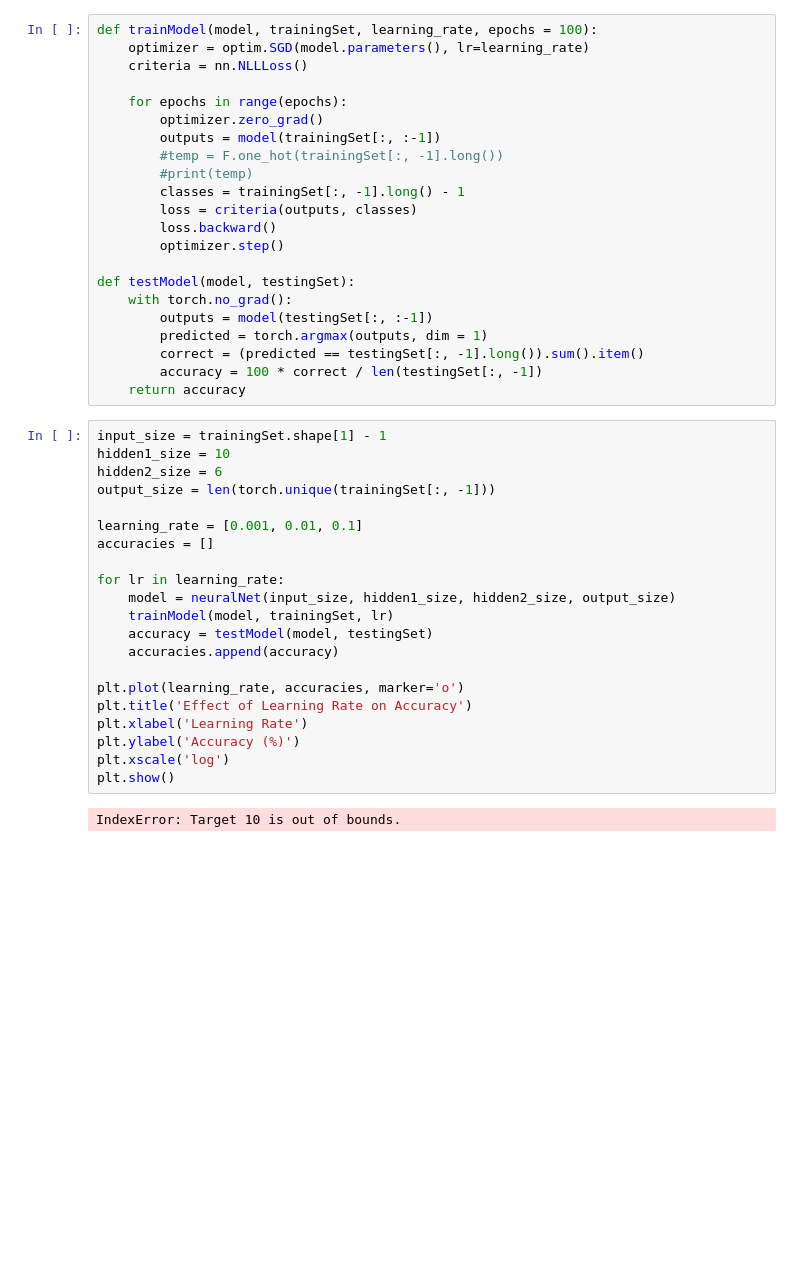
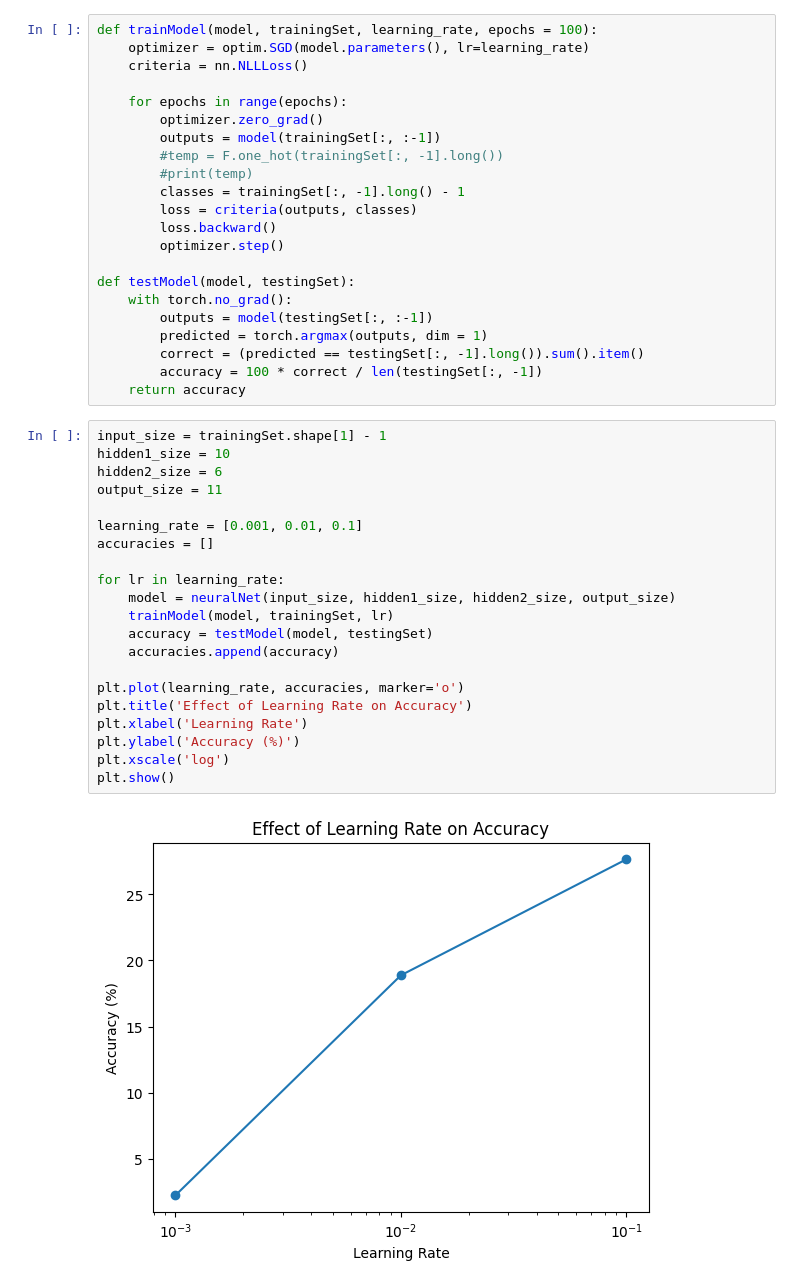
Before and after one commit to CalTaylor30/IntroToAI, a Jupyter notebook: NeuralNetwork/neural_network.ipynb, the cells around one changed output. Cells and saved outputs as stored; diff of their text form; blank space fills up the shorter version.

```diff
--- a/NeuralNetwork/neural_network.ipynb
+++ b/NeuralNetwork/neural_network.ipynb
@@ -53,26 +53,26 @@ def testModel(model, testingSet):
 # %%
 input_size = trainingSet.shape[1] - 1
 hidden1_size = 10
 hidden2_size = 6
-output_size = len(torch.unique(trainingSet[:, -1]))
+output_size = 11
 
 learning_rate = [0.001, 0.01, 0.1]
 accuracies = []
 
 for lr in learning_rate:
     model = neuralNet(input_size, hidden1_size, hidden2_size, output_size)
     trainModel(model, trainingSet, lr)
     accuracy = testModel(model, testingSet)
     accuracies.append(accuracy)
 
 plt.plot(learning_rate, accuracies, marker='o')
 plt.title('Effect of Learning Rate on Accuracy')
 plt.xlabel('Learning Rate')
 plt.ylabel('Accuracy (%)')
 plt.xscale('log')
 plt.show()
 # %% [output]
-IndexError: Target 10 is out of bounds.
+[figure, added]
 # %%
 hidden1_values = [5, 10, 20]
 hidden2 = 6
```
Also changed, not shown: parts of 2 cells of this notebook.
